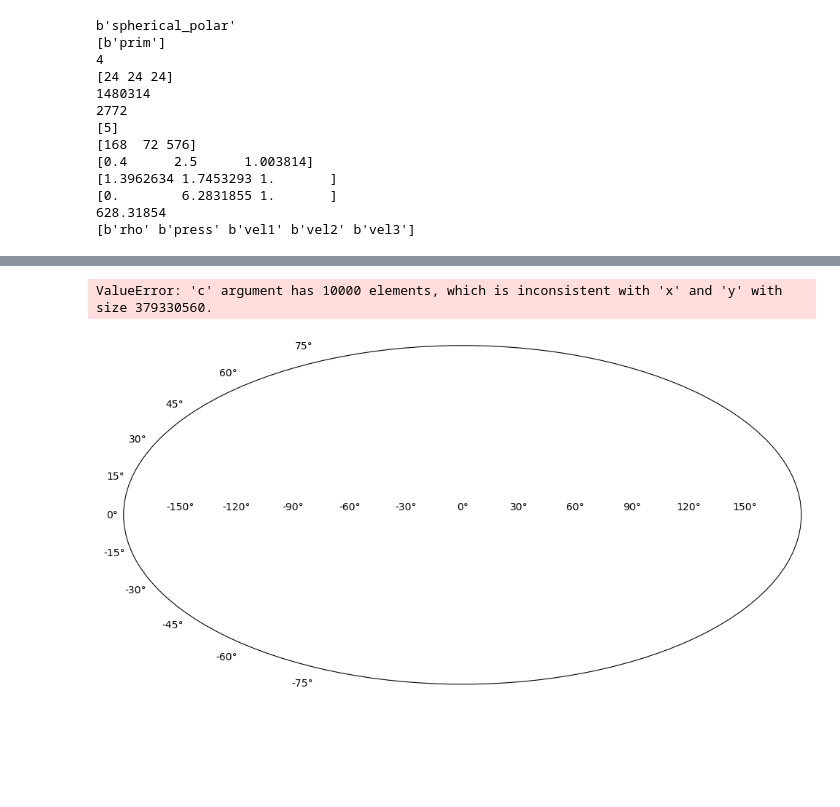
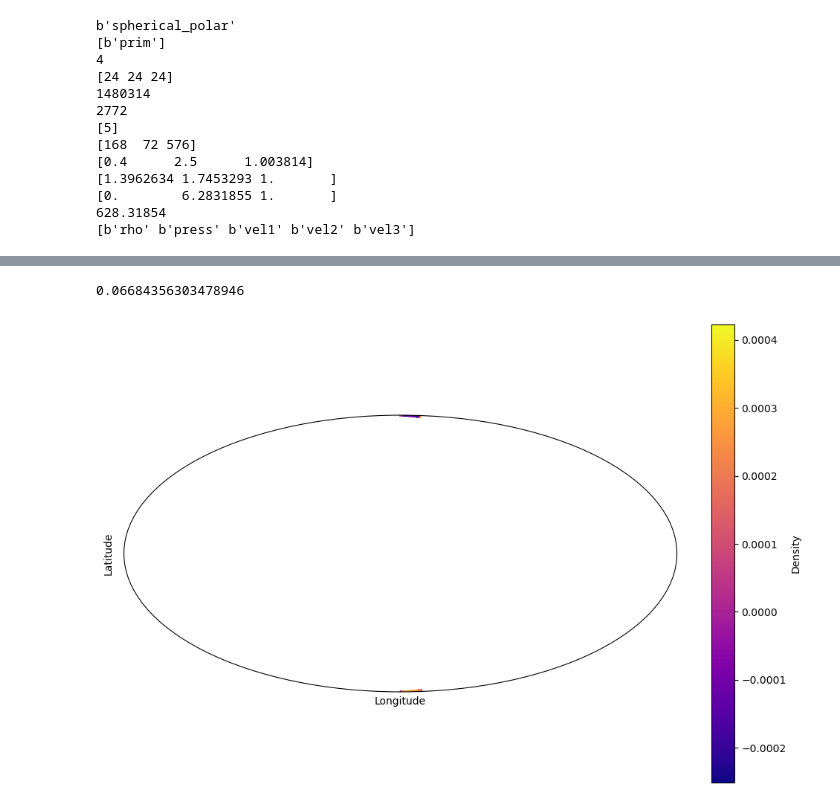
Before and after one commit to ssagynbayeva/CPDs, a Jupyter notebook: interpolating_points.ipynb, the cells around one changed output, grey strips where cells are left out. Saved outputs shown, nothing was run; the diff lists cells and outputs as text; code cells hidden in the pictures; blank space fills up the shorter version.

```diff
--- a/interpolating_points.ipynb
+++ b/interpolating_points.ipynb
@@ -188,0 +226,4 @@ phi_new[:,0,0].shape
+# %%
+r_points_new = np.sqrt(x_points_new ** 2 + y_points ** 2 + z_points ** 2)
+theta_points_new = np.arctan2(y_points, x_points_new)
+phi_points_new = np.arccos(z_points / r_points_new)
@@ -188,0 +235,8 @@ phi_new[:,0,0].shape
+# %%
+np.arccos(1/np.sqrt(1+Rh**2))
+# %% [output]
+0.06684356303478946
+# %%
+theta_points = np.linspace(data['x2v'][0]+0.2,data['x2v'][-1]-0.2, N)
+phi_points = np.linspace(data['x3v'][0]+0.2,data['x3v'][-1]-0.2, N)
+r_points = np.linspace(data['x1v'][0]+0.2,data['x1v'][-1]-0.2, N)
@@ -189,18 +245,22 @@ phi_new[:,0,0].shape
+# %%
+for i in range(N):
+    for j in range(N):
+        for k in range(N):
+            interp_den.append(trilinear_interpolation(data['x3v'], data['x2v'], data['x1v'], rho, phi_points[i], theta_points[j], r_points[k]))
 # %%
-lon = np.pi - phi_new % (2*np.pi)
-lat = np.pi/2 - theta_new % np.pi
+lon = np.pi - phi_points_new % (2*np.pi)
+lat = np.pi/2 - theta_points_new % np.pi
 # %%
 fig = plt.figure(figsize=(12, 8))
 ax = fig.add_subplot(111, projection='mollweide')
-cax = ax.scatter(lon, lat, c=interp_den, s=10, cmap='plasma')
+cax = ax.scatter(lon, lat, c=np.array(interp_den), s=3, cmap='plasma')
 # ax.grid(True)
 ax.set_xlabel('Longitude')
 ax.set_ylabel('Latitude')
 ax.set_yticklabels([])
 ax.set_xticklabels([])
 cbar = fig.colorbar(cax, orientation='vertical')
 cbar.set_label('Density')
 plt.show()
 # %% [output]
-ValueError: 'c' argument has 10000 elements, which is inconsistent with 'x' and 'y' with size 379330560.
-[figure, old version]
+[figure, new version]
```
Also changed, not shown: parts of 40 cells of this notebook.
